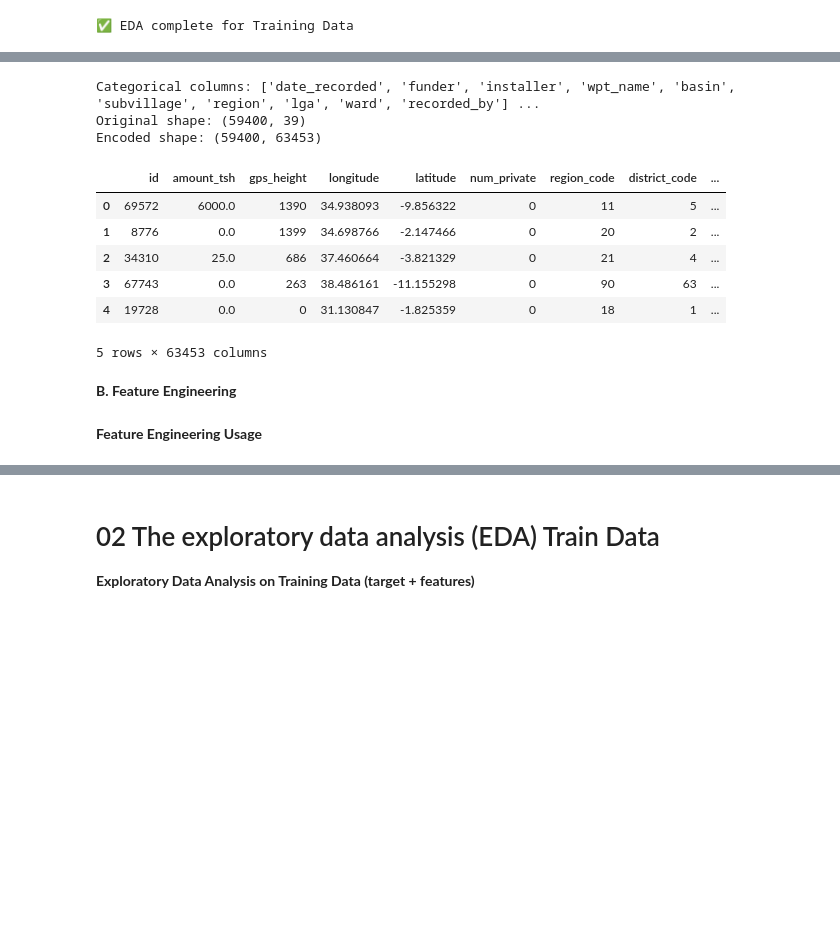
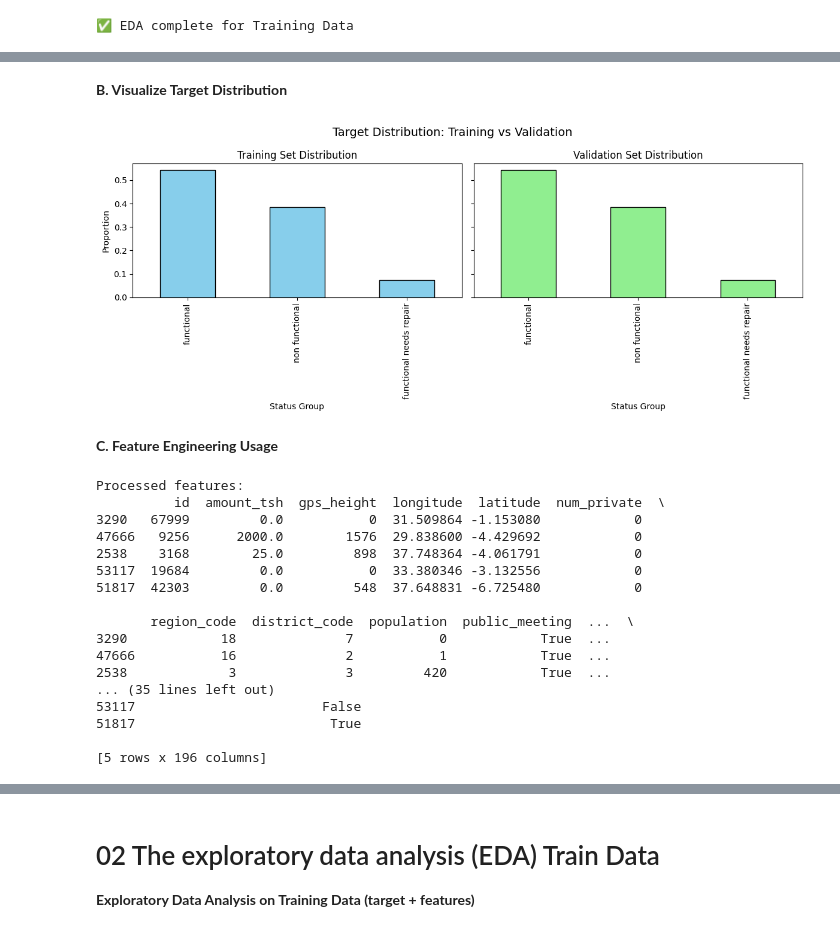
Before and after one commit to albert-raphael/water-pump, a Jupyter notebook: Notebooks/water-pump.ipynb, the cells around one changed output, grey strips where cells are left out. Cells and saved outputs as stored; diff of their text form; code cells hidden in the pictures; blank space fills up the shorter version.

```diff
--- a/Notebooks/water-pump.ipynb
+++ b/Notebooks/water-pump.ipynb
@@ -597,29 +713,47 @@ print("✅ EDA complete for Training Data")
+# %% [markdown]
+**B. Visualize Target Distribution**
+# %%
+# 12. VISUALIZE TARGET DISTRIBUTION
+
+fig, ax = plt.subplots(1, 2, figsize=(12, 5), sharey=True)
+
+# Training set distribution
+y_train.value_counts(normalize=True).plot(kind="bar", ax=ax[0], color="skyblue", edgecolor="black")
+ax[0].set_title("Training Set Distribution")
+ax[0].set_ylabel("Proportion")
+ax[0].set_xlabel("Status Group")
+
+# Validation set distribution
+y_val.value_counts(normalize=True).plot(kind="bar", ax=ax[1], color="lightgreen", edgecolor="black")
+ax[1].set_title("Validation Set Distribution")
+ax[1].set_xlabel("Status Group")
+
+plt.suptitle("Target Distribution: Training vs Validation", fontsize=14)
+plt.tight_layout()
+plt.show()
+# %% [output]
+[figure, added]
+# %% [markdown]
+**C. Feature Engineering Usage**
 # %%
-
-# Separate features and target
-X = df.drop(columns=["status_group"])   # features
-y = df["status_group"]                  # target
-
-# Identify categorical columns
-cat_cols = X.select_dtypes(include="object").columns.tolist()
-print("Categorical columns:", cat_cols[:10], "...")
-
-# One-hot encode categorical columns
-X_encoded = pd.get_dummies(X, columns=cat_cols, drop_first=True)
-
-print("Original shape:", X.shape)
-print("Encoded shape:", X_encoded.shape)
-X_encoded.head()
+# Display a sample of the processed features
+print("Processed features:")
+print(X_val_enc.head())
 # %% [output]
-Categorical columns: ['date_recorded', 'funder', 'installer', 'wpt_name', 'basin', 'subvillage', 'region', 'lga', 'ward', 'recorded_by'] ...
-Original shape: (59400, 39)
-Encoded shape: (59400, 63453)
+Processed features:
+          id  amount_tsh  gps_height  longitude  latitude  num_private  \
+3290   67999         0.0           0  31.509864 -1.153080            0
+47666   9256      2000.0        1576  29.838600 -4.429692            0
+2538    3168        25.0         898  37.748364 -4.061791            0
+53117  19684         0.0           0  33.380346 -3.132556            0
+51817  42303         0.0         548  37.648831 -6.725480            0
+
+       region_code  district_code  population  public_meeting  ...  \
+3290            18              7           0            True  ...
+47666           16              2           1            True  ...
+2538             3              3         420            True  ...
+... (35 lines left out)
+53117                        False
+51817                         True
+
+[5 rows x 196 columns]
-|  | id | amount_tsh | gps_height | longitude | latitude | num_private | region_code | district_code | ... |
-| 0 | 69572 | 6000.0 | 1390 | 34.938093 | -9.856322 | 0 | 11 | 5 | ... |
-| 1 | 8776 | 0.0 | 1399 | 34.698766 | -2.147466 | 0 | 20 | 2 | ... |
-| 2 | 34310 | 25.0 | 686 | 37.460664 | -3.821329 | 0 | 21 | 4 | ... |
-| 3 | 67743 | 0.0 | 263 | 38.486161 | -11.155298 | 0 | 90 | 63 | ... |
-| 4 | 19728 | 0.0 | 0 | 31.130847 | -1.825359 | 0 | 18 | 1 | ... |
-5 rows × 63453 columns
-# %% [markdown]
-**B. Feature Engineering**
@@ -667,2 +759,0 @@ def feature_engineering(df, rare_thresh=0.01, current_year=None):
-# %% [markdown]
-**Feature Engineering Usage**
```
Also changed, not shown: parts of 29 cells of this notebook.
